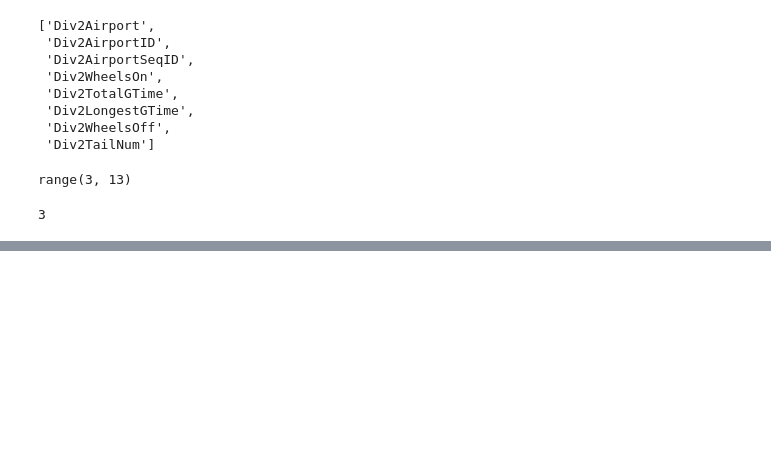
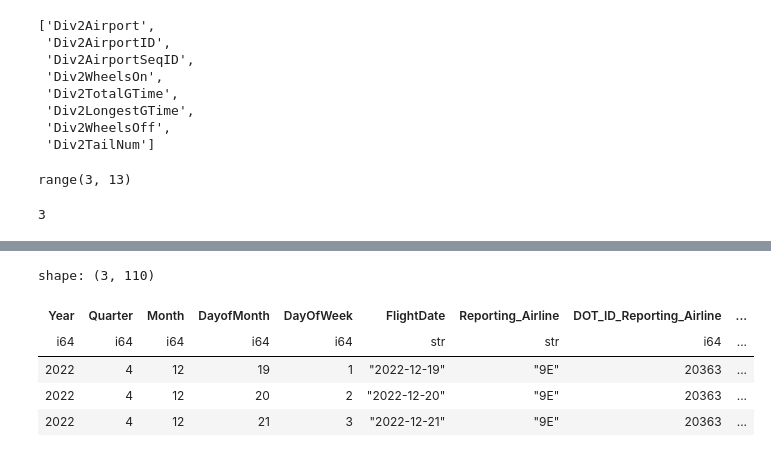
Before and after one commit to chuvanan/cookbook-python-polars, a Jupyter notebook: eda.ipynb, the cells around one changed output, grey strips where cells are left out. Drawn from its saved outputs; the diff is of its cells as text; code cells hidden in the pictures; blank space fills up the shorter version.

```diff
--- a/eda.ipynb
+++ b/eda.ipynb
@@ -321,0 +407,17 @@ for i in range(3, 4):
+# %%
+flights = pl.read_csv(
+    source='./data/On_Time_Reporting_Carrier_On_Time_Performance_(1987_present)_2022_12.csv',
+    separator=',',                  # single character used to separate fields, default=True
+    has_header=True,                # flag the first row has header or not, default=True
+    infer_schema_length=1000,       # maximum number of lines to read to infer schema, default=100
+    n_rows=10                       # maximum number of lines to read
+)
+# %%
+flights.head(3)
+# %% [output]
+shape: (3, 110)
+| Year | Quarter | Month | DayofMonth | DayOfWeek | FlightDate | Reporting_Airline | DOT_ID_Reporting_Airline | ... |
+| i64 | i64 | i64 | i64 | i64 | str | str | i64 | ... |
+| 2022 | 4 | 12 | 19 | 1 | "2022-12-19" | "9E" | 20363 | ... |
+| 2022 | 4 | 12 | 20 | 2 | "2022-12-20" | "9E" | 20363 | ... |
+| 2022 | 4 | 12 | 21 | 3 | "2022-12-21" | "9E" | 20363 | ... |
```
Also changed, not shown: parts of 4 cells of this notebook, 18 other files.
